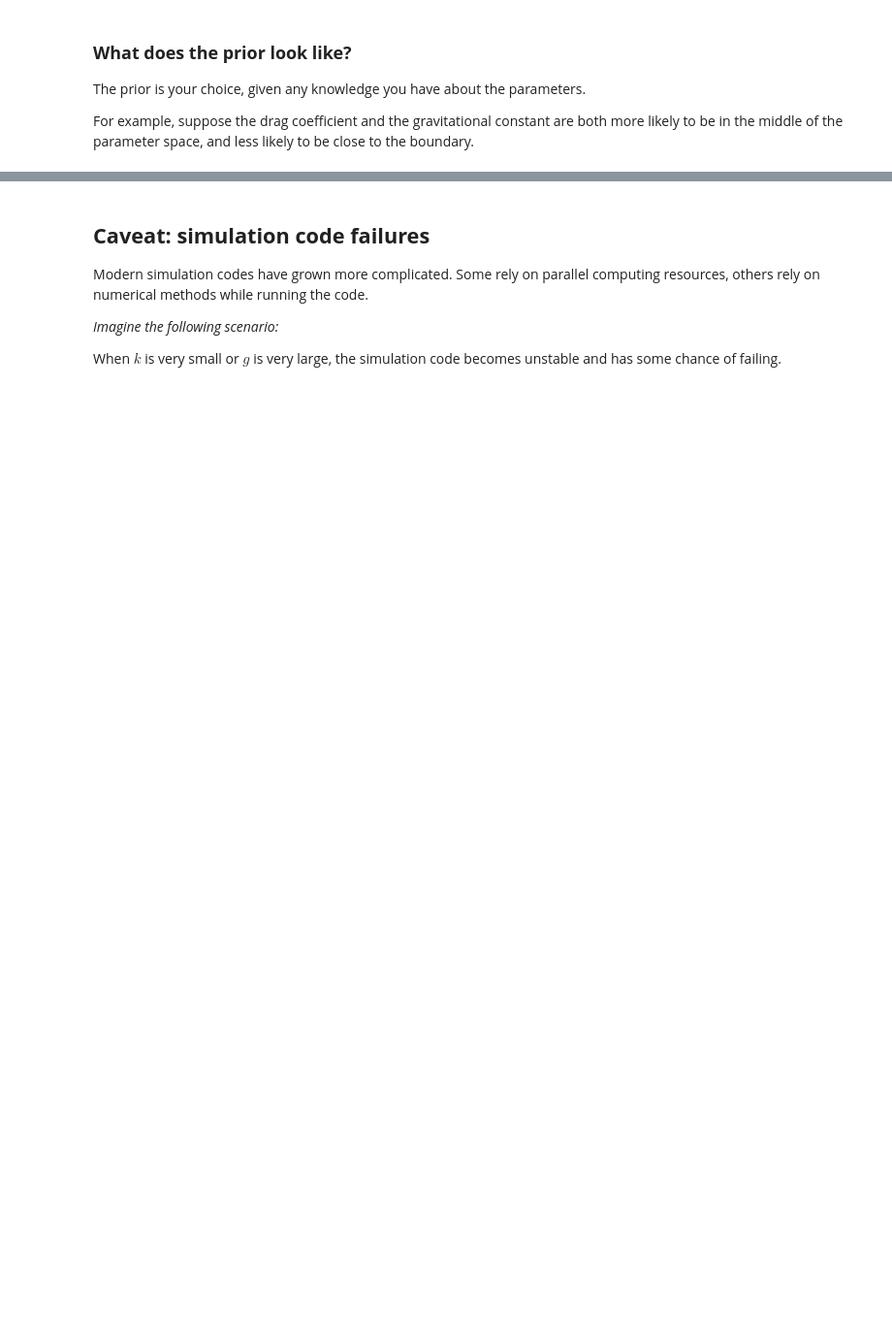
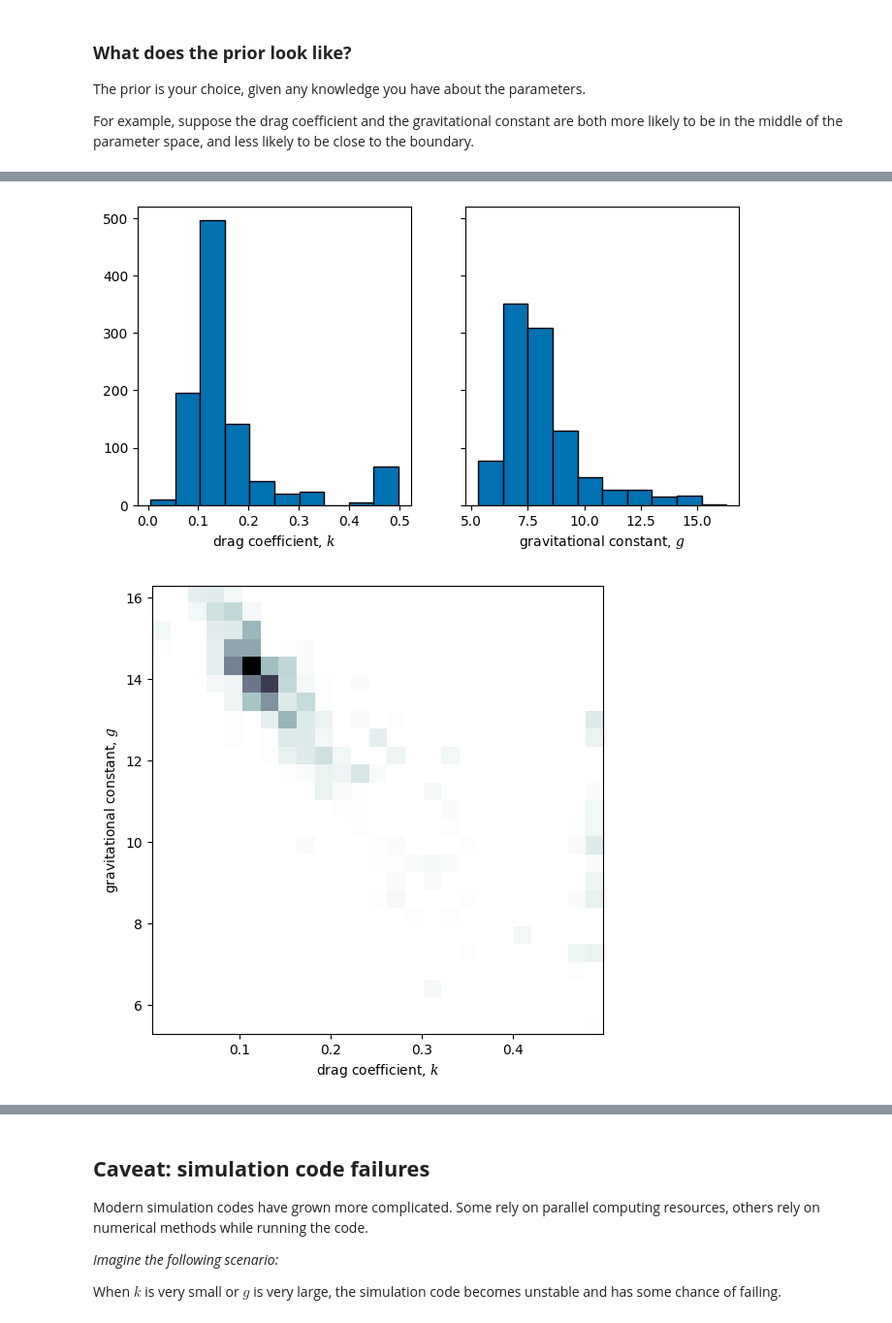
Before and after one commit to mosesyhc/BAND-camp-surmise-demo, a Jupyter notebook: BANDcamp2023_GP_surmise.ipynb, the cells around one changed output, grey strips where cells are left out. Shown at 97% size. Saved outputs shown, nothing was run; the diff lists cells and outputs as text; code cells hidden in the pictures; blank space fills up the shorter version.

```diff
--- a/BANDcamp2023_GP_surmise.ipynb
+++ b/BANDcamp2023_GP_surmise.ipynb
@@ -527,3 +546,10 @@ plot_theta(cal_et, 1)
+# %%
+#@title Visualize the relationship between parameters
+plot_theta_marginal(posttheta)
+plot_theta_relationship(posttheta)
+# %% [output]
+[figure, added]
+[figure, added]
 # %%
 #@title From the calibrator object, we can also predict using the calibrated parameters
 #@markdown Like `emu.predict()`, `cal.predict()` produces a prediction object
```
Also changed, not shown: parts of 15 cells of this notebook.
